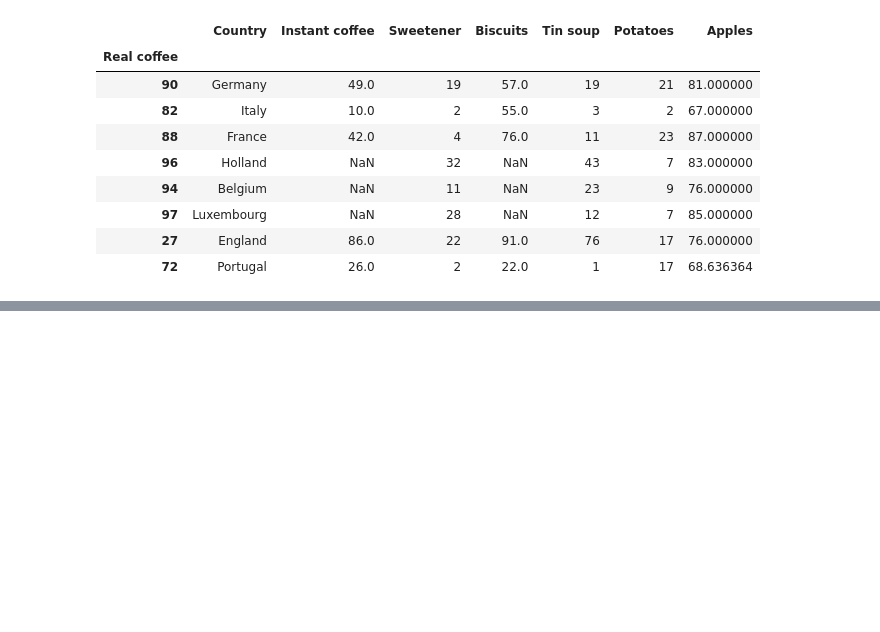
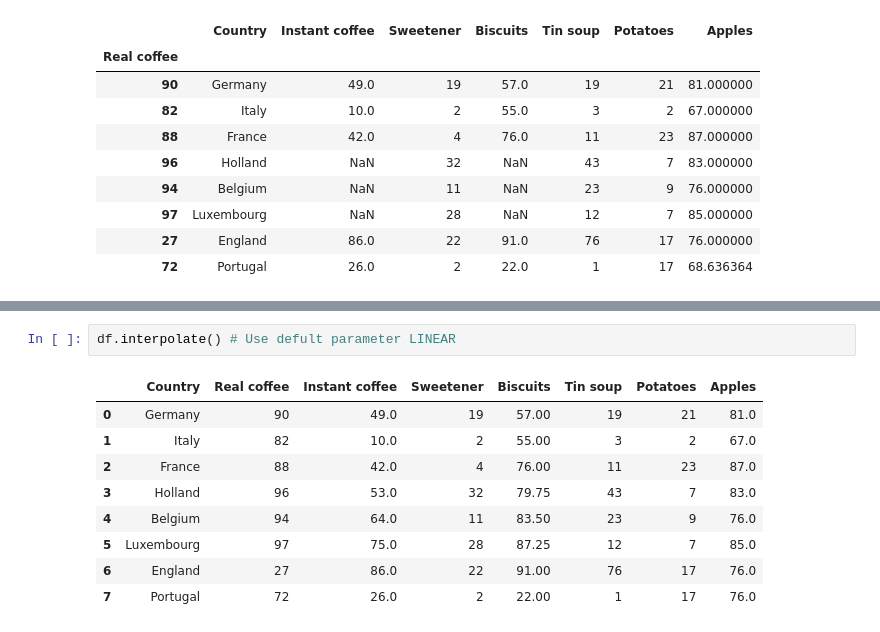
Before and after one commit to satya-ranjan/ML, a Jupyter notebook: Pandas/interpolate().ipynb, the cells around one changed output, grey strips where cells are left out. Drawn from its saved outputs; the diff is of its cells as text; blank space fills up the shorter version.

```diff
--- a/Pandas/interpolate().ipynb
+++ b/Pandas/interpolate().ipynb
@@ -120,0 +131,12 @@ df.interpolate(method="polynomial" , order = 1)
+# %%
+df.interpolate() # Use defult parameter LINEAR
+# %% [output]
+|  | Country | Real coffee | Instant coffee | Sweetener | Biscuits | Tin soup | Potatoes | Apples |
+| 0 | Germany | 90 | 49.0 | 19 | 57.00 | 19 | 21 | 81.0 |
+| 1 | Italy | 82 | 10.0 | 2 | 55.00 | 3 | 2 | 67.0 |
+| 2 | France | 88 | 42.0 | 4 | 76.00 | 11 | 23 | 87.0 |
+| 3 | Holland | 96 | 53.0 | 32 | 79.75 | 43 | 7 | 83.0 |
+| 4 | Belgium | 94 | 64.0 | 11 | 83.50 | 23 | 9 | 76.0 |
+| 5 | Luxembourg | 97 | 75.0 | 28 | 87.25 | 12 | 7 | 85.0 |
+| 6 | England | 27 | 86.0 | 22 | 91.00 | 76 | 17 | 76.0 |
+| 7 | Portugal | 72 | 26.0 | 2 | 22.00 | 1 | 17 | 76.0 |
```
Also changed, not shown: parts of 10 cells of this notebook.
